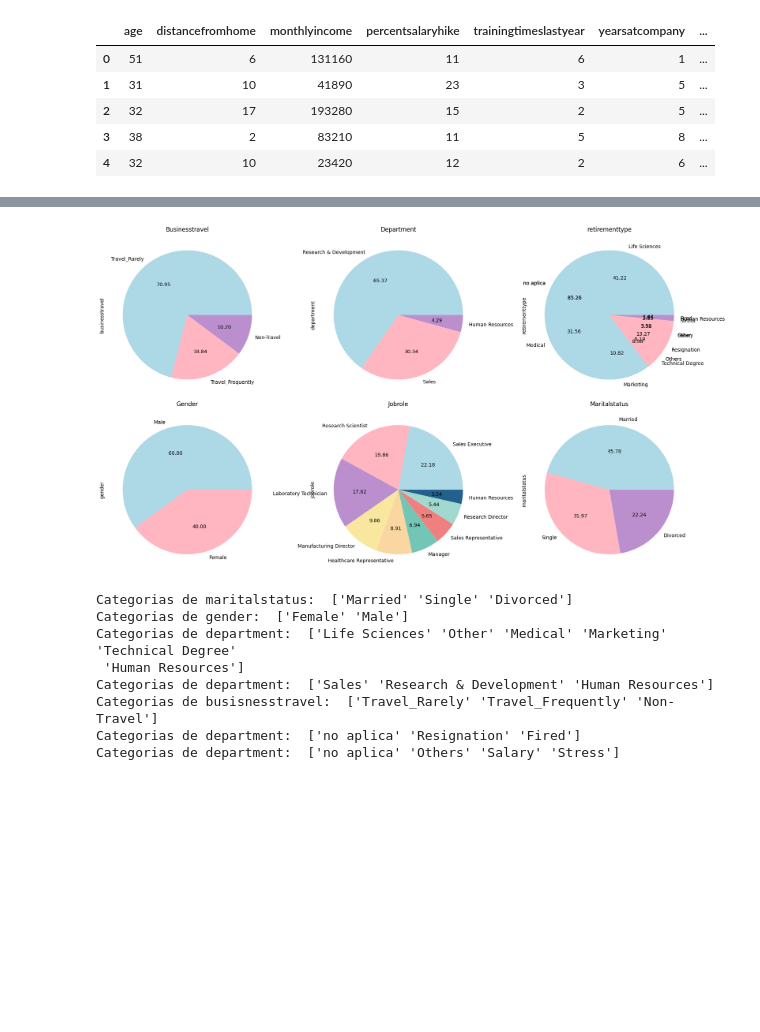
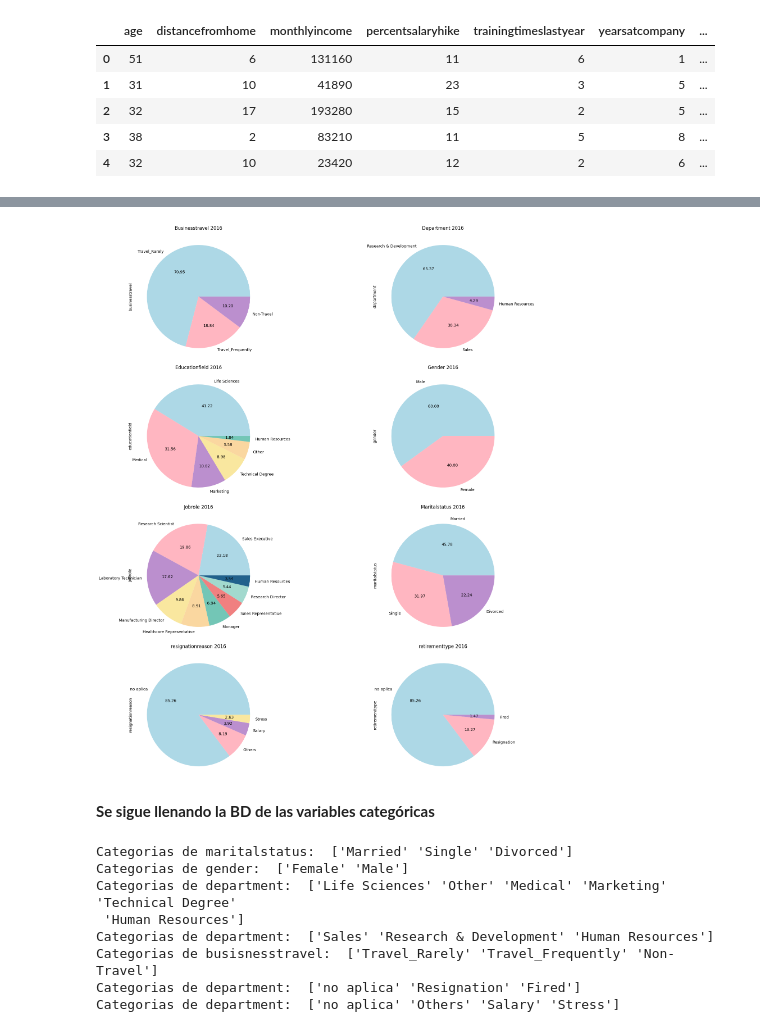
Before and after one commit to Astridgiraldo/RH, a Jupyter notebook: SEL_VAR.ipynb, the cells around one changed output, grey strips where cells are left out. Saved outputs shown, nothing was run; the diff lists cells and outputs as text; code cells hidden in the pictures; blank space fills up the shorter version.

Commit message:
Se guarda parcialmente antes de hacer cambios en variables object

```diff
--- a/SEL_VAR.ipynb
+++ b/SEL_VAR.ipynb
@@ -278,44 +287,47 @@ plt.show()
 # %%
-# Crear una figura con subplots organizados en 2 filas y 3 columnas
-fig, axes = plt.subplots(nrows=2, ncols=3, figsize=(18, 10))
+fig, axes = plt.subplots(nrows=4, ncols=2, figsize=(20, 20))
 
-# Gráfico de pastel para 'businesstravel'
+# Gráfico de pastel para 'businesstravel' 2016
 r_2016['businesstravel'].value_counts().plot(kind='pie', autopct='%.2f', colors=['lightblue', 'lightpink','#BB8FCE'], ax=axes[0, 0])
-axes[0, 0].set_title('Businesstravel')
+axes[0, 0].set_title('Businesstravel 2016')
 
-# Gráfico de pastel para 'department'
+# Gráfico de pastel para 'department' 2016
 r_2016['department'].value_counts().plot(kind='pie', autopct='%.2f', colors=['lightblue', 'lightpink','#BB8FCE'], ax=axes[0, 1])
-axes[0, 1].set_title('Department')
+axes[0, 1].set_title('Department 2016')
 
-# Gráfico de pastel para 'educationfield'
-r_2016['educationfield'].value_counts().plot(kind='pie', autopct='%.2f', colors=['lightblue', 'lightpink','#BB8FCE','#F9E79F','#FAD7A0','#73C6B6'], ax=axes[0, 2])
-axes[0, 2].set_title('Educationfield')
+# Gráfico de pastel para 'educationfield' 2016
+r_2016['educationfield'].value_counts().plot(kind='pie', autopct='%.2f', colors=['lightblue', 'lightpink','#BB8FCE','#F9E79F','#FAD7A0','#73C6B6'], ax=axes[1, 0])
+axes[1, 0].set_title('Educationfield 2016')
 
-# Gráfico de pastel para 'gender'
-r_2016['gender'].value_counts().plot(kind='pie', autopct='%.2f', colors=['lightblue', 'lightpink'], ax=axes[1, 0])
-axes[1, 0].set_title('Gender')
+# Gráfico de pastel para 'gender' 2016
+r_2016['gender'].value_counts().plot(kind='pie', autopct='%.2f', colors=['lightblue', 'lightpink'], ax=axes[1, 1])
+axes[1, 1].set_title('Gender 2016')
 
-# Gráfico de pastel para 'jobrole'
-r_2016['jobrole'].value_counts().plot(kind='pie', autopct='%.2f', colors=['lightblue', 'lightpink','#BB8FCE','#F9E79F','#FAD7A0','#73C6B6','#F08080','#A2D9CE','#21618C'], ax=axes[1, 1])
-axes[1, 1].set_title('Jobrole')
+# Gráfico de pastel para 'jobrole' 2016
+r_2016['jobrole'].value_counts().plot(kind='pie', autopct='%.2f', colors=['lightblue', 'lightpink','#BB8FCE','#F9E79F','#FAD7A0','#73C6B6','#F08080','#A2D9CE','#21618C'], ax=axes[2, 0])
+axes[2, 0].set_title('Jobrole 2016')
 
-# Gráfico de pastel para 'maritalstatus'
-r_2016['maritalstatus'].value_counts().plot(kind='pie', autopct='%.2f', colors=['lightblue', 'lightpink','#BB8FCE'], ax=axes[1, 2])
-axes[1, 2].set_title('Maritalstatus')
+# Gráfico de pastel para 'maritalstatus' 2016
+r_2016['maritalstatus'].value_counts().plot(kind='pie', autopct='%.2f', colors=['lightblue', 'lightpink','#BB8FCE'], ax=axes[2, 1])
+axes[2, 1].set_title('Maritalstatus 2016')
 
-r_2016['resignationreason'].value_counts().plot(kind='pie', autopct='%.2f', colors=['lightblue', 'lightpink','#BB8FCE','#F9E79F','#FAD7A0','#73C6B6'], ax=axes[0, 2])
-axes[0, 2].set_title('resignationreason')
+# Gráfico de pastel para 'resignationreason' 2016
+r_2016['resignationreason'].value_counts().plot(kind='pie', autopct='%.2f', colors=['lightblue', 'lightpink','#BB8FCE','#F9E79F','#FAD7A0','#73C6B6'], ax=axes[3, 0])
+axes[3, 0].set_title('resignationreason 2016')
 
-r_2016['retirementtype'].value_counts().plot(kind='pie', autopct='%.2f', colors=['lightblue', 'lightpink','#BB8FCE','#F9E79F','#FAD7A0','#73C6B6'], ax=axes[0, 2])
-axes[0, 2].set_title('retirementtype')
+# Gráfico de pastel para 'retirementtype' 2016
+r_2016['retirementtype'].value_counts().plot(kind='pie', autopct='%.2f', colors=['lightblue', 'lightpink','#BB8FCE','#F9E79F','#FAD7A0','#73C6B6'], ax=axes[3, 1])
+axes[3, 1].set_title('retirementtype 2016')
 
 # Ajustar el diseño
 plt.tight_layout()
 
 # Mostrar los gráficos
 plt.show()
 # %% [output]
-[figure, old version]
+[figure, new version]
+# %% [markdown]
+**Se sigue llenando la BD de las variables categóricas**
 # %%
 ttt2015=pd.concat([X_object2015["maritalstatus"],X_object2015["gender"],X_object2015["department"],X_object2015["educationfield"],X_object2015["businesstravel"],X_object2015["retirementtype"],X_object2015["resignationreason"]],axis=1)#concatenar las variables categoricas que se encuentran en X_object
 ttt2015=ttt2015.astype(str)# se cambia el tipo de datos a string
```
Also changed, not shown: parts of 17 cells of this notebook.
